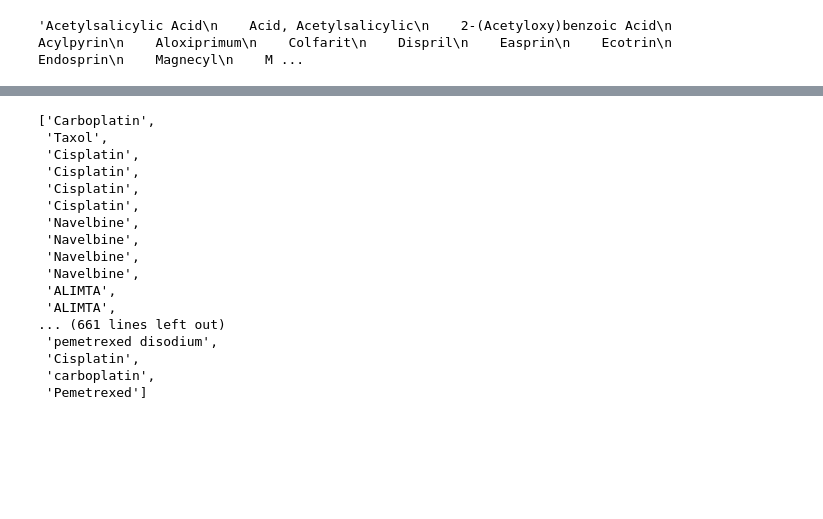
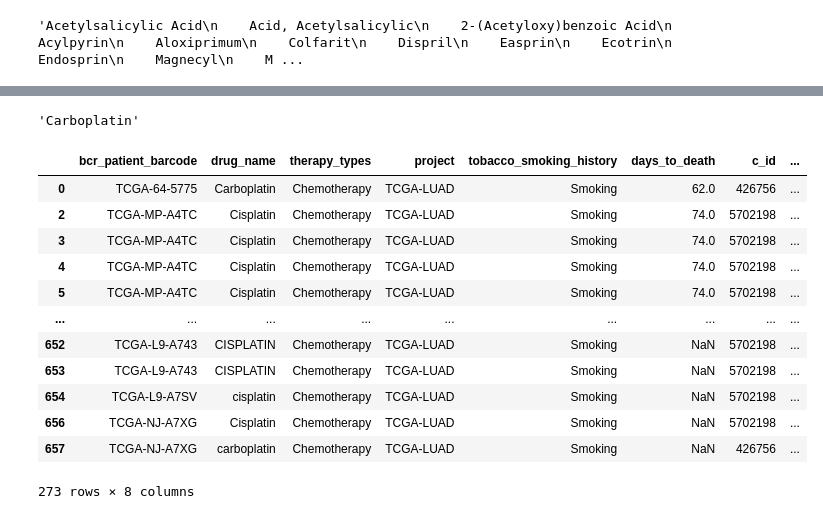
Before and after one commit to furkankykc/TCGA_DrugFinder, a Jupyter notebook: test_eutils.ipynb, the cells around one changed output, grey strips where cells are left out. Saved outputs shown, nothing was run; the diff lists cells and outputs as text; code cells hidden in the pictures; blank space fills up the shorter version.

```diff
--- a/test_eutils.ipynb
+++ b/test_eutils.ipynb
@@ -346,20 +230,0 @@ list(map(lambda x:list(x.keys()),ss.values()))
-# %%
-data['drug_name']
-# %% [output]
-['Carboplatin',
- 'Taxol',
- 'Cisplatin',
- 'Cisplatin',
- 'Cisplatin',
- 'Cisplatin',
- 'Navelbine',
- 'Navelbine',
- 'Navelbine',
- 'Navelbine',
- 'ALIMTA',
- 'ALIMTA',
-... (661 lines left out)
- 'pemetrexed disodium',
- 'Cisplatin',
- 'carboplatin',
- 'Pemetrexed']
@@ -365,0 +236,20 @@ data['drug_name']
+# %%
+pdData['term'][0]
+# %% [output]
+'Carboplatin'
+# %%
+pdData
+# %% [output]
+|  | bcr_patient_barcode | drug_name | therapy_types | project | tobacco_smoking_history | days_to_death | c_id | ... |
+| 0 | TCGA-64-5775 | Carboplatin | Chemotherapy | TCGA-LUAD | Smoking | 62.0 | 426756 | ... |
+| 2 | TCGA-MP-A4TC | Cisplatin | Chemotherapy | TCGA-LUAD | Smoking | 74.0 | 5702198 | ... |
+| 3 | TCGA-MP-A4TC | Cisplatin | Chemotherapy | TCGA-LUAD | Smoking | 74.0 | 5702198 | ... |
+| 4 | TCGA-MP-A4TC | Cisplatin | Chemotherapy | TCGA-LUAD | Smoking | 74.0 | 5702198 | ... |
+| 5 | TCGA-MP-A4TC | Cisplatin | Chemotherapy | TCGA-LUAD | Smoking | 74.0 | 5702198 | ... |
+| ... | ... | ... | ... | ... | ... | ... | ... | ... |
+| 652 | TCGA-L9-A743 | CISPLATIN | Chemotherapy | TCGA-LUAD | Smoking | NaN | 5702198 | ... |
+| 653 | TCGA-L9-A743 | CISPLATIN | Chemotherapy | TCGA-LUAD | Smoking | NaN | 5702198 | ... |
+| 654 | TCGA-L9-A7SV | cisplatin | Chemotherapy | TCGA-LUAD | Smoking | NaN | 5702198 | ... |
+| 656 | TCGA-NJ-A7XG | Cisplatin | Chemotherapy | TCGA-LUAD | Smoking | NaN | 5702198 | ... |
+| 657 | TCGA-NJ-A7XG | carboplatin | Chemotherapy | TCGA-LUAD | Smoking | NaN | 426756 | ... |
+273 rows × 8 columns
```
Also changed, not shown: parts of 20 cells of this notebook, 3 other files.
